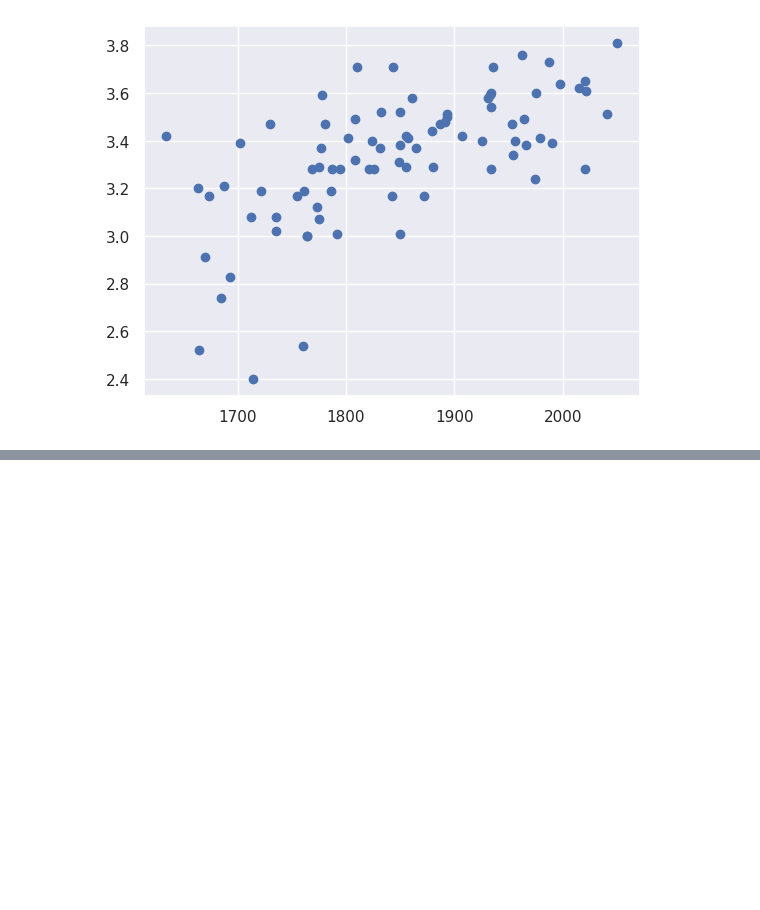
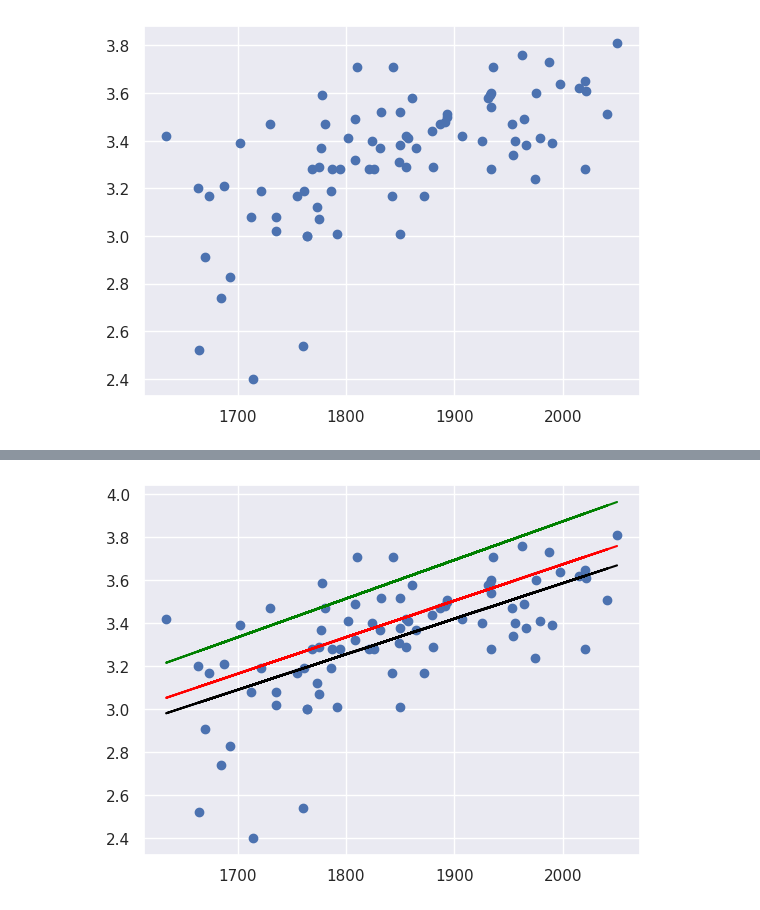
Before and after one commit to Krish-s/Pandas, a Jupyter notebook: Machine_Learning.ipynb, the cells around one changed output, grey strips where cells are left out. Cells and saved outputs as stored; diff of their text form; code cells hidden in the pictures; blank space fills up the shorter version.

```diff
--- a/Machine_Learning.ipynb
+++ b/Machine_Learning.ipynb
@@ -44,0 +118,10 @@ plt.show()
+# %%
+yhat_org = 0.275040 + (0.001656 * x1)
+# %%
+plt.scatter(x1,y)
+plt.plot(x1,yhat , color="red")
+plt.plot(x1,yhat1,color = "green")
+plt.plot(x1,yhat_org,color = "black")
+plt.show()
+# %% [output]
+[figure, added]
```
Also changed, not shown: parts of 9 cells of this notebook.
